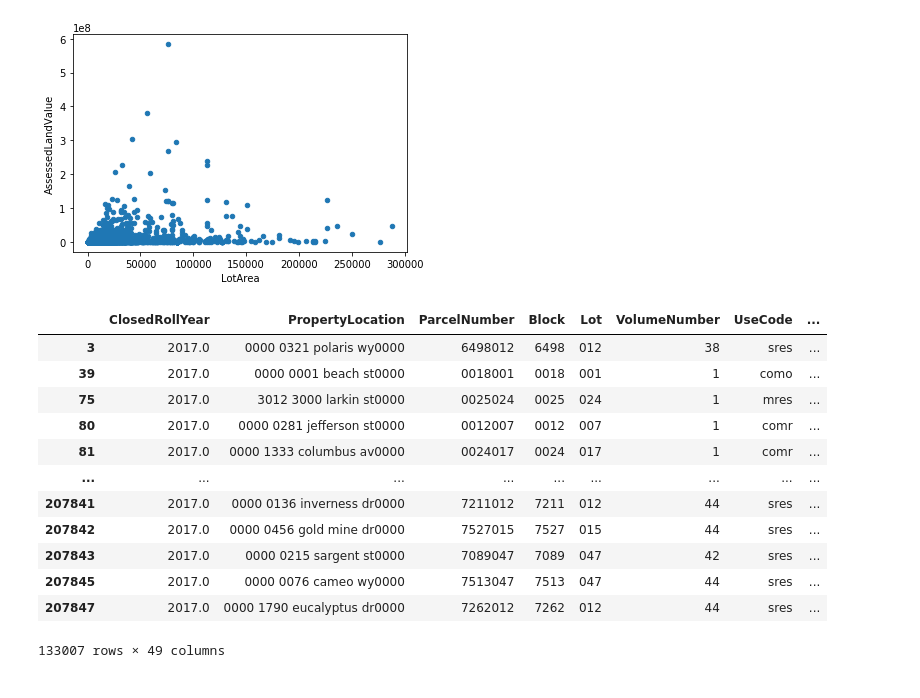
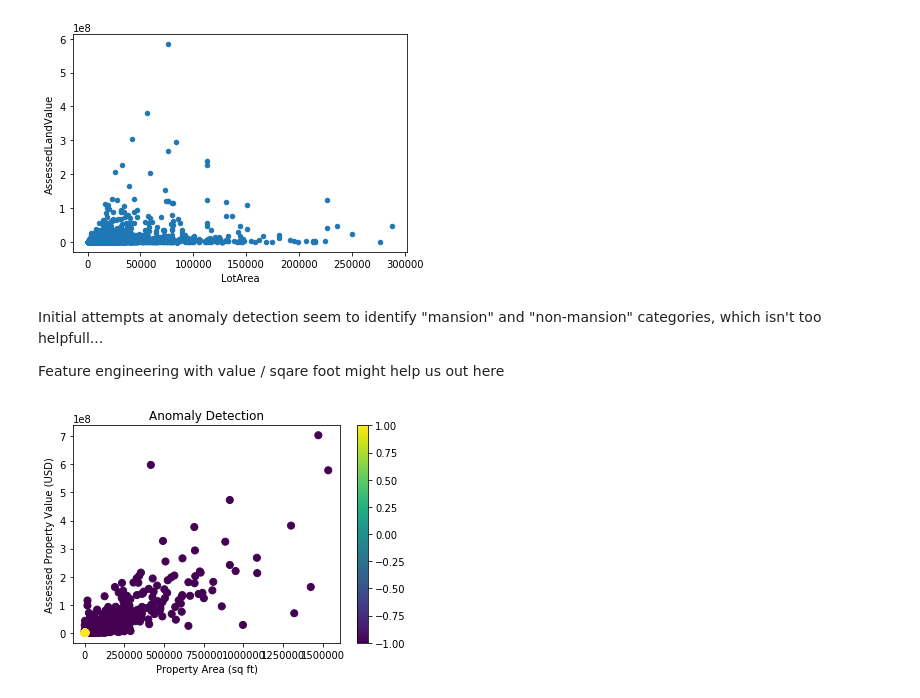
Before and after one commit to EmiliaPaz/EECS731_FinalProject, a Jupyter notebook: notebooks/Anomaly.ipynb, the cells around one changed output. Cells and saved outputs as stored; diff of their text form; code cells hidden in the pictures.

Commit message:
more anomaly detection

```diff
--- a/notebooks/Anomaly.ipynb
+++ b/notebooks/Anomaly.ipynb
@@ -61,19 +64,25 @@ ass_data.plot.scatter(x='LotArea', y='AssessedLandValue')
 # %% [output]
 <matplotlib.axes._subplots.AxesSubplot at 0x...>
 [figure]
-# %%
-ass_data
-# %% [output]
-|  | ClosedRollYear | PropertyLocation | ParcelNumber | Block | Lot | VolumeNumber | UseCode | ... |
-| 3 | 2017.0 | 0000 0321 polaris wy0000 | 6498012 | 6498 | 012 | 38 | sres | ... |
-| 39 | 2017.0 | 0000 0001 beach st0000 | 0018001 | 0018 | 001 | 1 | como | ... |
-| 75 | 2017.0 | 3012 3000 larkin st0000 | 0025024 | 0025 | 024 | 1 | mres | ... |
-| 80 | 2017.0 | 0000 0281 jefferson st0000 | 0012007 | 0012 | 007 | 1 | comr | ... |
-| 81 | 2017.0 | 0000 1333 columbus av0000 | 0024017 | 0024 | 017 | 1 | comr | ... |
-| ... | ... | ... | ... | ... | ... | ... | ... | ... |
-| 207841 | 2017.0 | 0000 0136 inverness dr0000 | 7211012 | 7211 | 012 | 44 | sres | ... |
-| 207842 | 2017.0 | 0000 0456 gold mine dr0000 | 7527015 | 7527 | 015 | 44 | sres | ... |
-| 207843 | 2017.0 | 0000 0215 sargent st0000 | 7089047 | 7089 | 047 | 42 | sres | ... |
-| 207845 | 2017.0 | 0000 0076 cameo wy0000 | 7513047 | 7513 | 047 | 44 | sres | ... |
-| 207847 | 2017.0 | 0000 1790 eucalyptus dr0000 | 7262012 | 7262 | 012 | 44 | sres | ... |
-133007 rows × 49 columns
+# %% [markdown]
+Initial attempts at anomaly detection seem to identify "mansion" and "non-mansion" categories, which isn't too helpfull...
+
+Feature engineering with value / sqare foot might help us out here
+# %%
+model = EllipticEnvelope()
+labels = model.fit_predict(ass_data[['PropertyArea', 'AssessedImprovementValue']])
+# %%
+fig = plt.figure()
+ax = fig.add_subplot(111)
+scatter = ax.scatter(ass_data['PropertyArea'], ass_data['AssessedImprovementValue'], c=labels, s=50)
+ax.set_title('Anomaly Detection')
+ax.set_xlabel('Property Area (sq ft)')
+ax.set_ylabel('Assessed Property Value (USD)')
+
+#ax.set_xlim([0, 10000])
+#ax.set_ylim([0, 10000000])
+
+plt.colorbar(scatter)
+plt.show()
+# %% [output]
+[figure, added]
```
Also changed, not shown: parts of 2 cells of this notebook.
